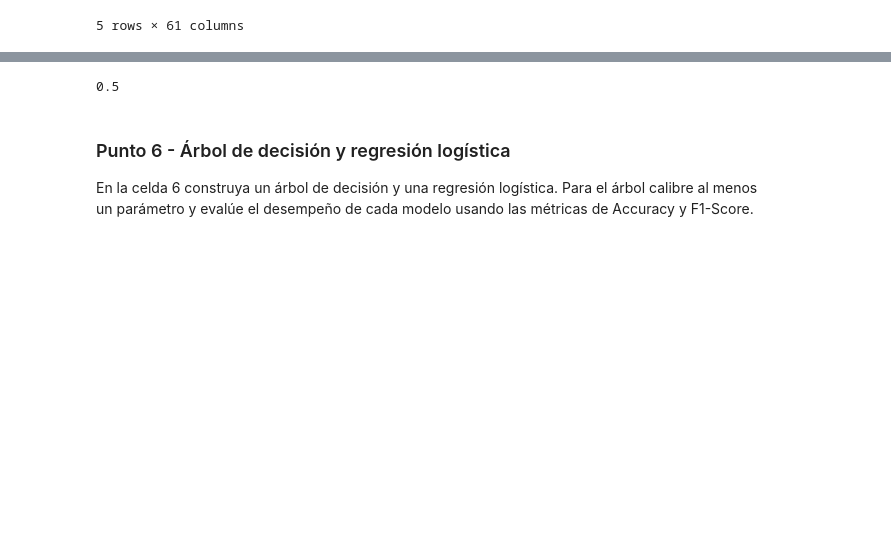
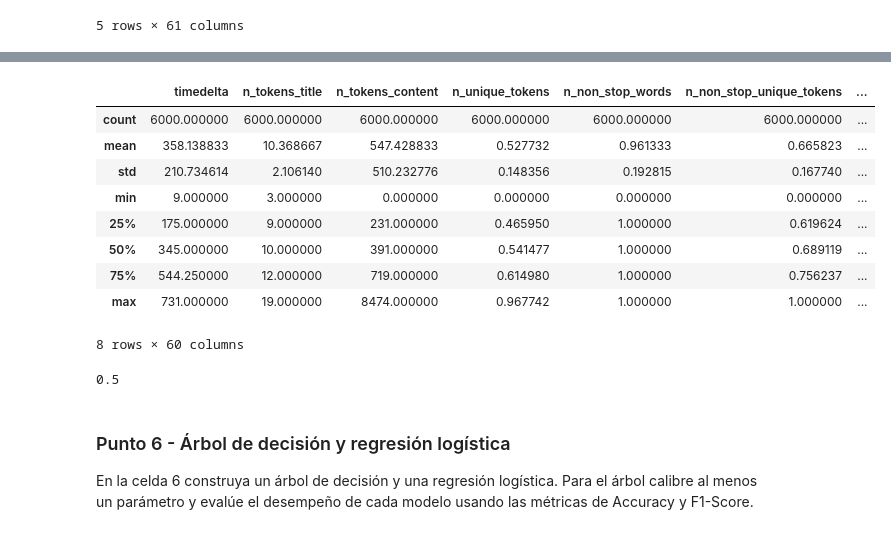
Before and after one commit to jantonioagudelo/MIAD_ML_NLP_2026, a Jupyter notebook: Semana 1/S1TC1_arboles_ensamblajes.ipynb, the cells around one changed output, grey strips where cells are left out. Drawn from its saved outputs; the diff is of its cells as text; code cells hidden in the pictures; blank space fills up the shorter version.

```diff
--- a/Semana 1/S1TC1_arboles_ensamblajes.ipynb
+++ b/Semana 1/S1TC1_arboles_ensamblajes.ipynb
@@ -555,3 +575,16 @@ df.head()
+# %%
+df.describe()
+# %% [output]
+|  | timedelta | n_tokens_title | n_tokens_content | n_unique_tokens | n_non_stop_words | n_non_stop_unique_tokens | ... |
+| count | 6000.000000 | 6000.000000 | 6000.000000 | 6000.000000 | 6000.000000 | 6000.000000 | ... |
+| mean | 358.138833 | 10.368667 | 547.428833 | 0.527732 | 0.961333 | 0.665823 | ... |
+| std | 210.734614 | 2.106140 | 510.232776 | 0.148356 | 0.192815 | 0.167740 | ... |
+| min | 9.000000 | 3.000000 | 0.000000 | 0.000000 | 0.000000 | 0.000000 | ... |
+| 25% | 175.000000 | 9.000000 | 231.000000 | 0.465950 | 1.000000 | 0.619624 | ... |
+| 50% | 345.000000 | 10.000000 | 391.000000 | 0.541477 | 1.000000 | 0.689119 | ... |
+| 75% | 544.250000 | 12.000000 | 719.000000 | 0.614980 | 1.000000 | 0.756237 | ... |
+| max | 731.000000 | 19.000000 | 8474.000000 | 0.967742 | 1.000000 | 1.000000 | ... |
+8 rows × 60 columns
 # %%
 # Definición variable de interes y variables predictoras
 X2 = df.drop(['url', 'Popular'], axis = 1)
```
Also changed, not shown: parts of 11 cells of this notebook.
